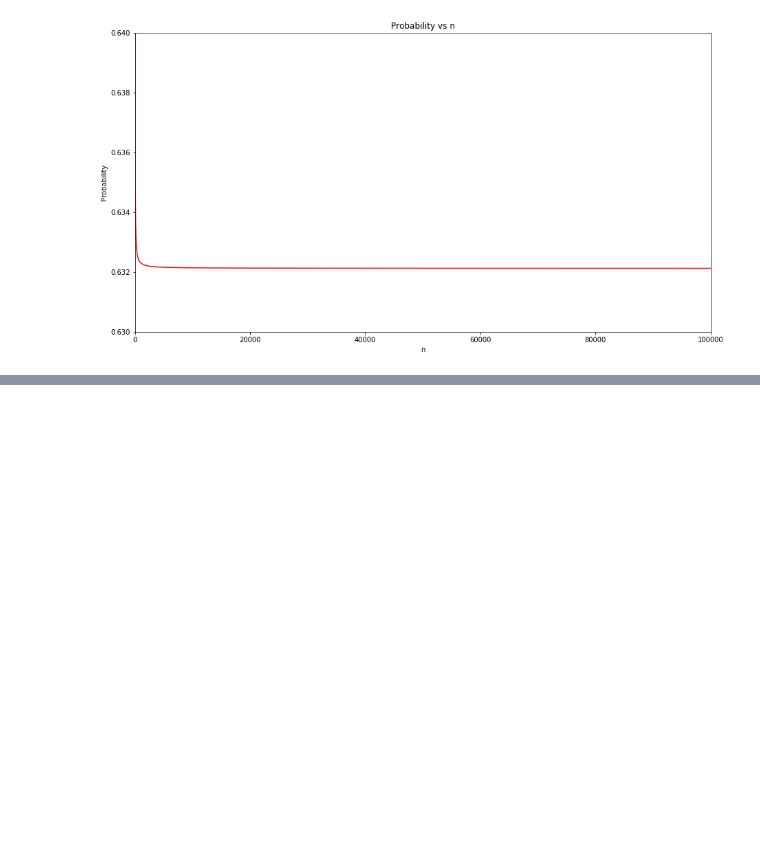
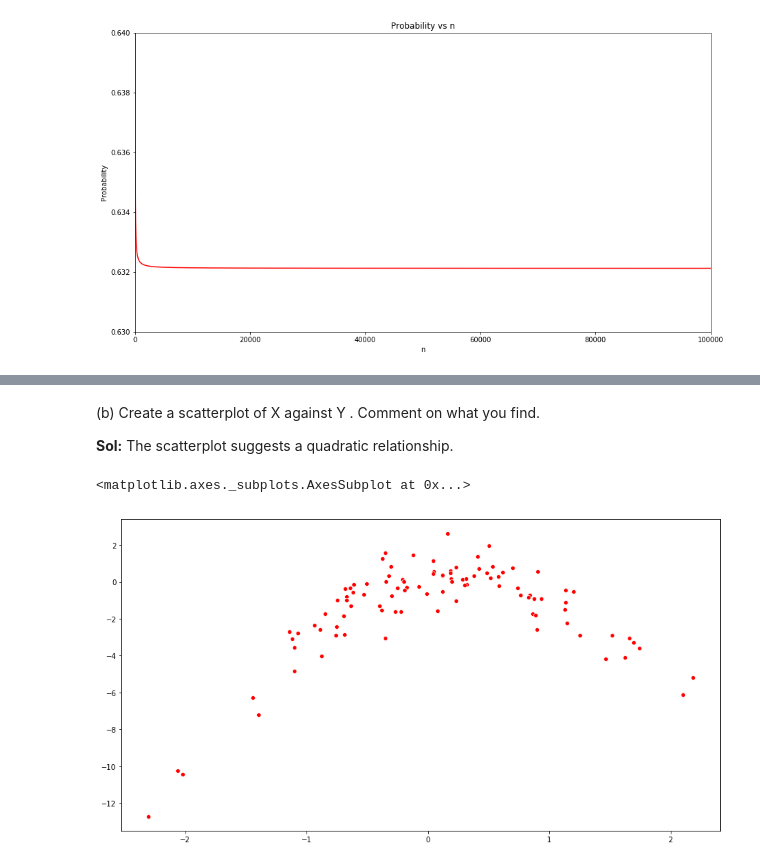
Before and after one commit to amitrajan012/Introduction-to-Statistical-Learning, a Jupyter notebook: Resampling Methods.ipynb, the cells around one changed output, grey strips where cells are left out. Saved outputs shown, nothing was run; the diff lists cells and outputs as text; code cells hidden in the pictures; blank space fills up the shorter version.

```diff
--- a/Resampling Methods.ipynb
+++ b/Resampling Methods.ipynb
@@ -171,0 +558,14 @@ plt.show()
+# %%
+np.random.seed(1)
+x = np.random.normal(loc=0, scale=1, size=100)
+y = x - 2*(x**2) + np.random.normal(loc=0, scale=1, size=100)
+# %% [markdown]
+(b) Create a scatterplot of X against Y . Comment on what you find.
+
+<b>Sol:</b> The scatterplot suggests a quadratic relationship.
+# %%
+fig = plt.figure(figsize=(15, 8))
+sns.scatterplot(x=x, y=y, color='r')
+# %% [output]
+<matplotlib.axes._subplots.AxesSubplot at 0x...>
+[figure, added]
```
Also changed, not shown: parts of 52 cells of this notebook.
